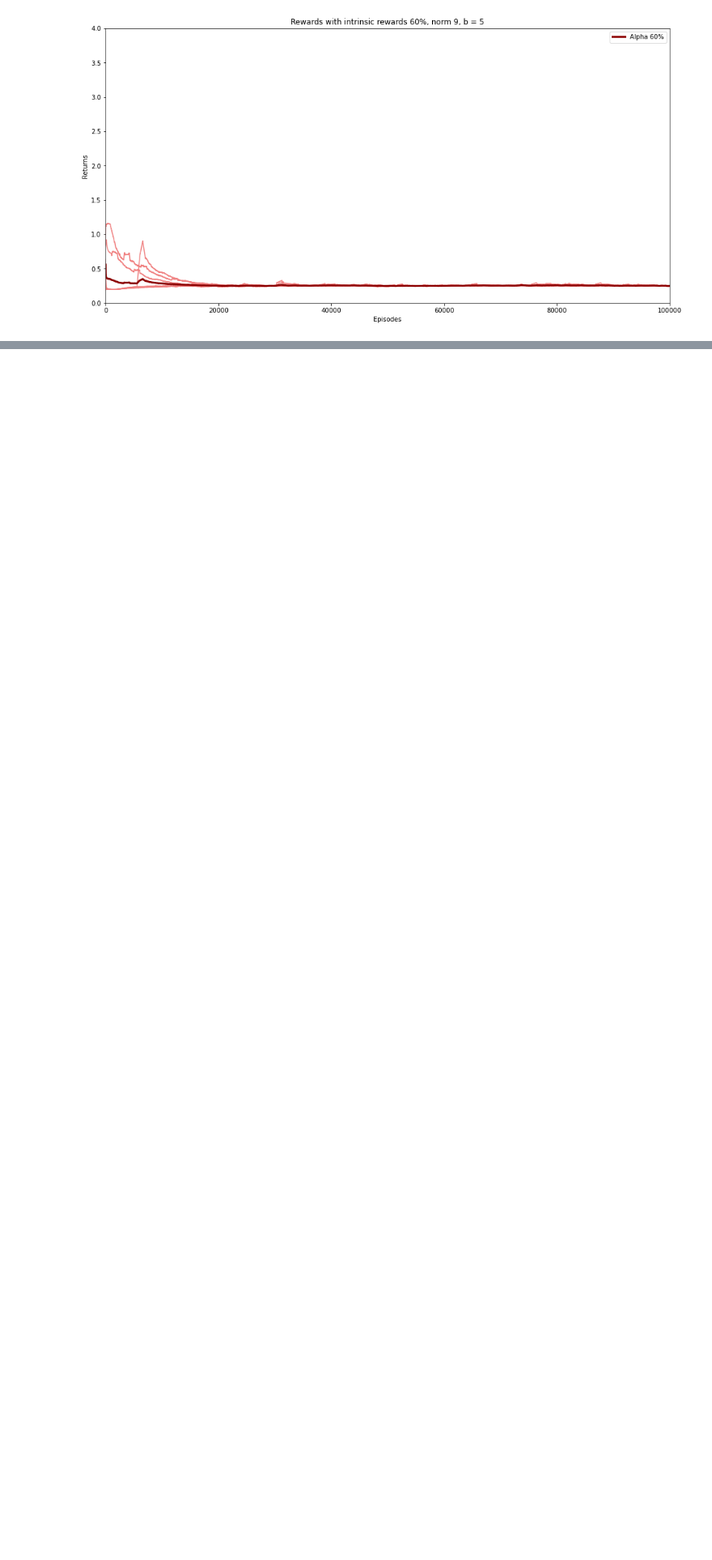
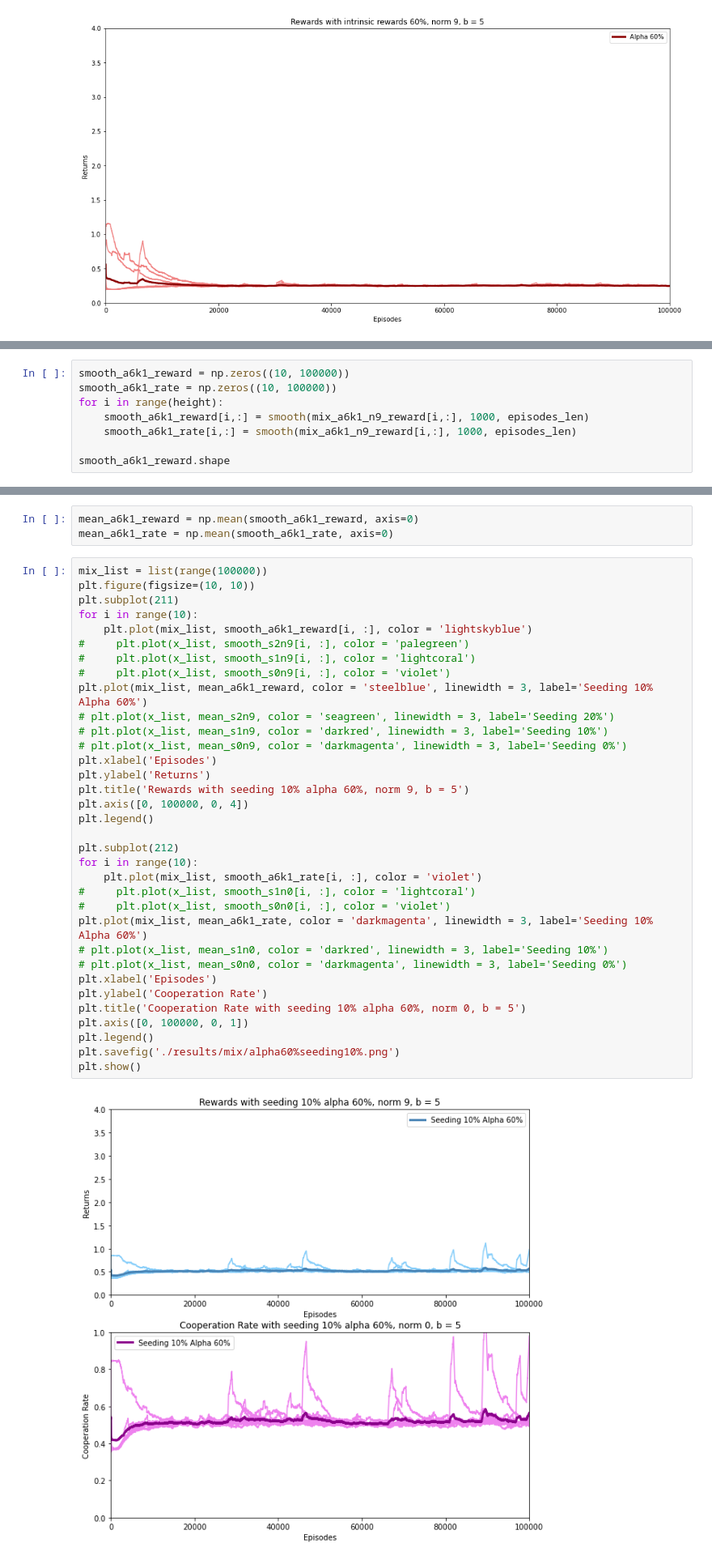
Before and after one commit to qiaodan-cuhk/ReputationDynamics, a Jupyter notebook: plot.ipynb, the cells around one changed output, grey strips where cells are left out. Shown at 81% size. Saved outputs shown, nothing was run; the diff lists cells and outputs as text; blank space fills up the shorter version.

Commit message:
add alpha60k10 results

```diff
--- a/plot.ipynb
+++ b/plot.ipynb
@@ -246,0 +259,8 @@ mm
+# %%
+smooth_a6k1_reward = np.zeros((10, 100000))
+smooth_a6k1_rate = np.zeros((10, 100000))
+for i in range(height):
+    smooth_a6k1_reward[i,:] = smooth(mix_a6k1_n9_reward[i,:], 1000, episodes_len)
+    smooth_a6k1_rate[i,:] = smooth(mix_a6k1_n9_reward[i,:], 1000, episodes_len)
+
+smooth_a6k1_reward.shape
@@ -246,0 +269,39 @@ mm
+# %%
+mean_a6k1_reward = np.mean(smooth_a6k1_reward, axis=0)
+mean_a6k1_rate = np.mean(smooth_a6k1_rate, axis=0)
+# %%
+mix_list = list(range(100000))
+plt.figure(figsize=(10, 10))
+plt.subplot(211)
+for i in range(10):
+    plt.plot(mix_list, smooth_a6k1_reward[i, :], color = 'lightskyblue')
+#     plt.plot(x_list, smooth_s2n9[i, :], color = 'palegreen')
+#     plt.plot(x_list, smooth_s1n9[i, :], color = 'lightcoral')
+#     plt.plot(x_list, smooth_s0n9[i, :], color = 'violet')
+plt.plot(mix_list, mean_a6k1_reward, color = 'steelblue', linewidth = 3, label='Seeding 10% Alpha 60%')
+# plt.plot(x_list, mean_s2n9, color = 'seagreen', linewidth = 3, label='Seeding 20%')
+# plt.plot(x_list, mean_s1n9, color = 'darkred', linewidth = 3, label='Seeding 10%')
+# plt.plot(x_list, mean_s0n9, color = 'darkmagenta', linewidth = 3, label='Seeding 0%')
+plt.xlabel('Episodes')
+plt.ylabel('Returns')
+plt.title('Rewards with seeding 10% alpha 60%, norm 9, b = 5')
+plt.axis([0, 100000, 0, 4])
+plt.legend()
+
+plt.subplot(212)
+for i in range(10):
+    plt.plot(mix_list, smooth_a6k1_rate[i, :], color = 'violet')
+#     plt.plot(x_list, smooth_s1n0[i, :], color = 'lightcoral')
+#     plt.plot(x_list, smooth_s0n0[i, :], color = 'violet')
+plt.plot(mix_list, mean_a6k1_rate, color = 'darkmagenta', linewidth = 3, label='Seeding 10% Alpha 60%')
+# plt.plot(x_list, mean_s1n0, color = 'darkred', linewidth = 3, label='Seeding 10%')
+# plt.plot(x_list, mean_s0n0, color = 'darkmagenta', linewidth = 3, label='Seeding 0%')
+plt.xlabel('Episodes')
+plt.ylabel('Cooperation Rate')
+plt.title('Cooperation Rate with seeding 10% alpha 60%, norm 0, b = 5')
+plt.axis([0, 100000, 0, 1])
+plt.legend()
+plt.savefig('./results/mix/alpha60%seeding10%.png')
+plt.show()
+# %% [output]
+[figure, added]
```
Also changed, not shown: parts of 6 cells of this notebook, 23 other files.
